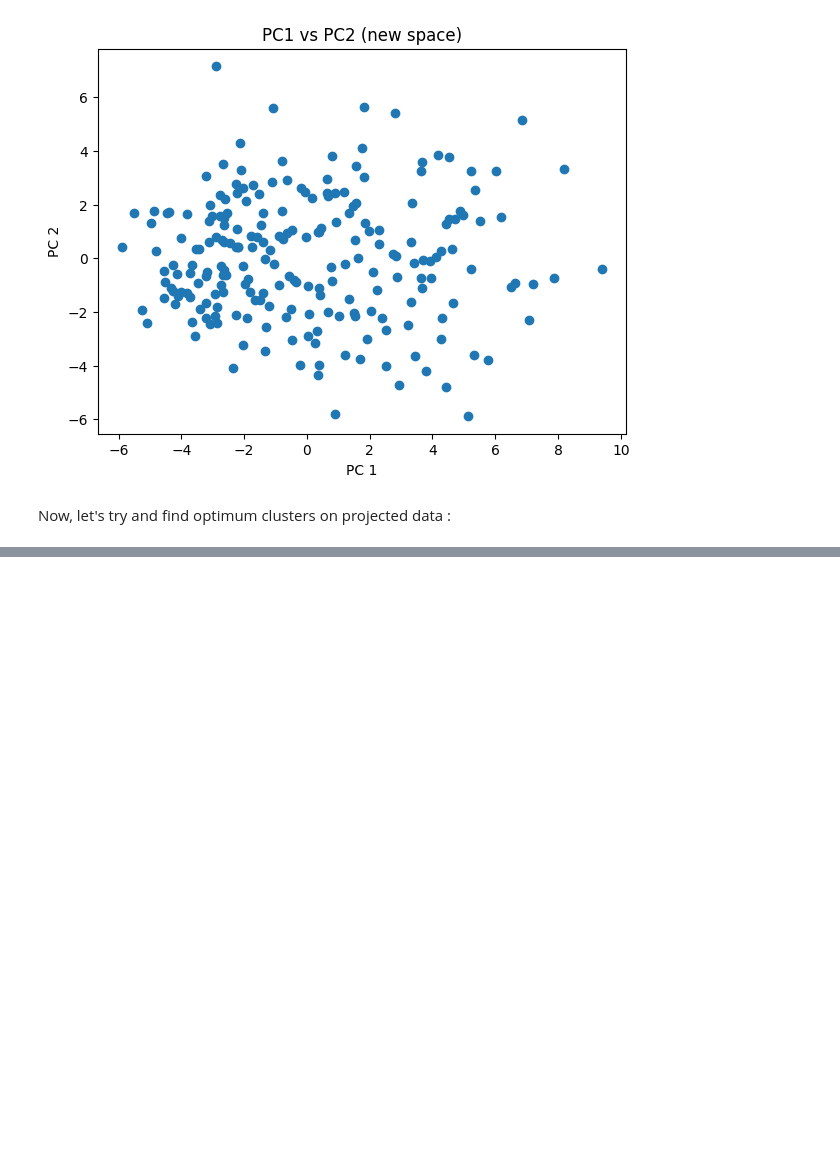
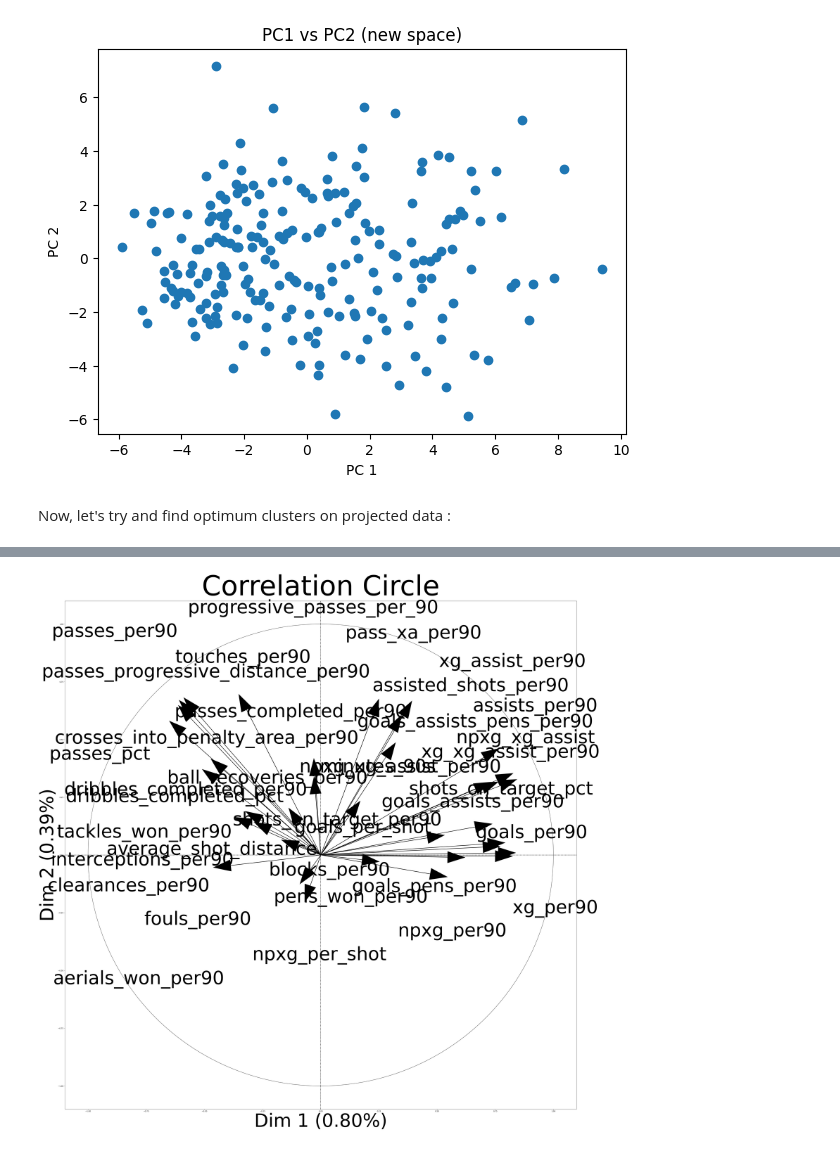
Before and after one commit to lpinot9/world_cup_2022_ratings, a Jupyter notebook: notebooks/EDA.ipynb, the cells around one changed output, grey strips where cells are left out. Drawn from its saved outputs; the diff is of its cells as text; code cells hidden in the pictures; blank space fills up the shorter version.

```diff
--- a/notebooks/EDA.ipynb
+++ b/notebooks/EDA.ipynb
@@ -245,0 +218,13 @@ Are we able to have an interpretation of what separates these 4 groups ? Let's v
+# %%
+from mlxtend.plotting import plot_pca_correlation_graph
+
+figure, correlation_matrix = plot_pca_correlation_graph(
+                            X = df_to_transform,
+                            variables_names = list(df_to_transform.columns),
+                            X_pca = X_proj[['PC1','PC2']],
+                            dimensions=(1, 2),
+                            explained_variance=pca.explained_variance_ratio_[0:2],
+                            figure_axis_size=50
+                          )
+# %% [output]
+[figure, added]
```
Also changed, not shown: parts of 14 cells of this notebook, 3 other files.
